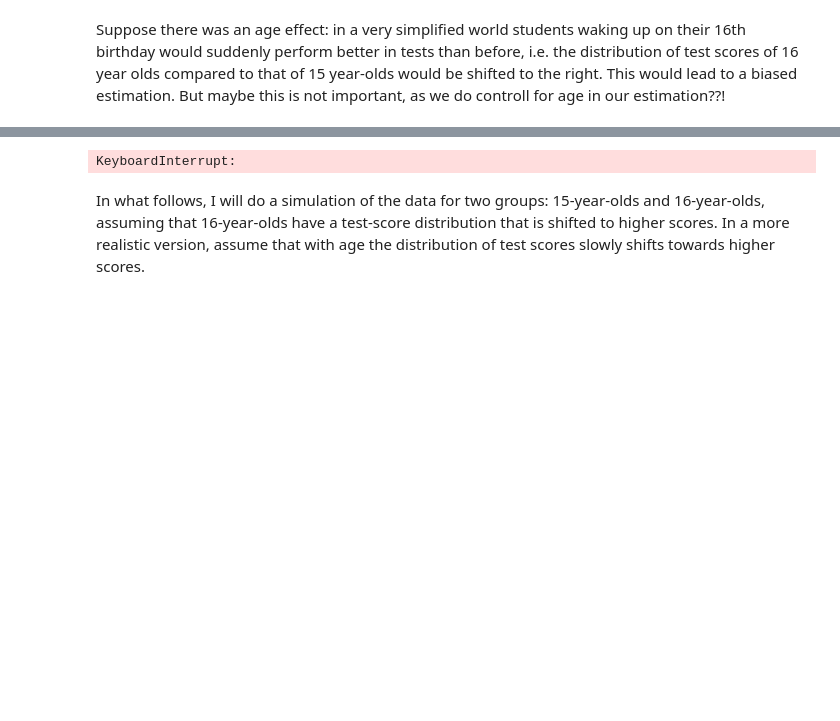
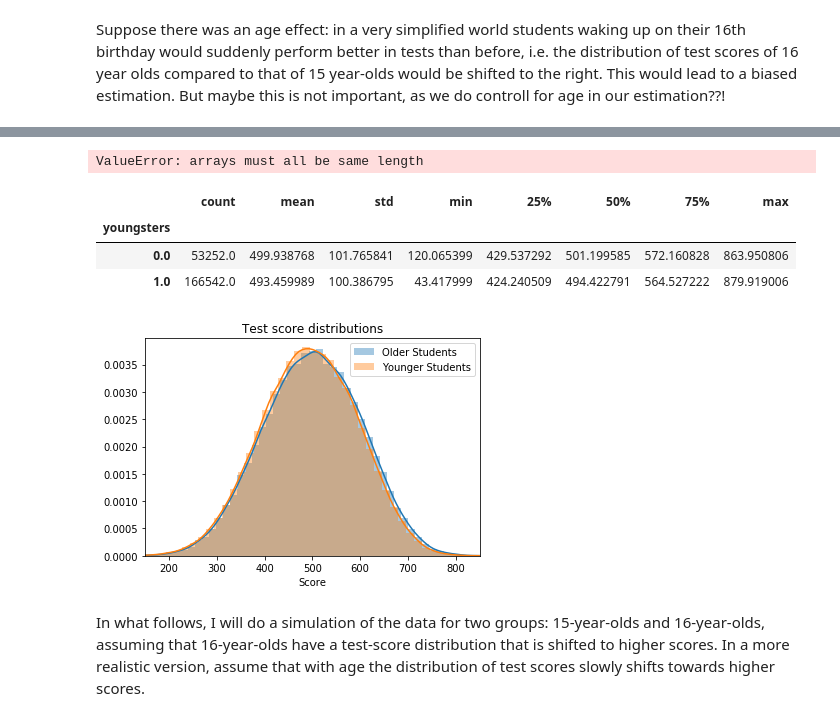
Before and after one commit to MVBrinker/student-project-ELJust, a Jupyter notebook: Woessmann_School_System.ipynb, the cells around one changed output, grey strips where cells are left out. Drawn from its saved outputs; the diff is of its cells as text; code cells hidden in the pictures; blank space fills up the shorter version.

Commit message:
Compared scores 15 vs 16 year olds and 16 year olds per country compared with country mean test score. Need to fix ValueError.

```diff
--- a/Woessmann_School_System.ipynb
+++ b/Woessmann_School_System.ipynb
@@ -480,23 +503,54 @@ df.groupby('female')['pv1math'].describe()
-# %%
-# print total number of 16-year-olds in the sample (per country?)
-list_of_no = []
-list_of_countries = []
-for country in df['cnt']:
-    list_of_countries.append(country)
-    no_16_year_olds_country = 0
-    for i in range(len(df['cnt'])):
-        if df['age'].loc[i] >= 16:
-            no_16_year_olds_country += 1
-    list_of_no.append(no_16_year_olds_country)
-
-# print total number of 16year olds in the sample per country & compare that with the country mean:
-# high number of 16year olds -> high mean?
-
-# print distribution of sixteen year olds vs. distribution of 15 year olds
-
-# who are these 16 year olds: boys? girls? both?
-# %% [output]
-KeyboardInterrupt:
+# %%
+# print total number of 16-year-olds in the sample (per country) compare that with the country mean:
+# high number of 16year olds -> high mean?
+number_16_year_olds = []
+list_of_countries = ['NLD', 'FIN', 'KOR', 'GRC','TUR', 'MEX']
+
+for country in list_of_countries:
+    sum_16_year_olds = 0
+    for i in range(df['age'].count()):
+        if df['age'].loc[i] >= 16:
+            sum_16_year_olds += 1
+    number_16_year_olds.append(sum_16_year_olds)
+
+list_of_scores = []
+for i in range(3):
+    list_of_scores.append(df_for_mean_scores_by_country['pv1math'].loc[i])
+for i in range(-4):
+    list_of_scores.append(df_for_mean_scores_by_country['pv1math'].loc[i])
+
+df_16_per_country = pd.DataFrame(
+    {'Country': list_of_countries,
+     'pv1math': list_of_scores,
+     'number of 16 year olds' : number_16_year_olds
+    })
+df_16_per_country
+# %% [output]
+ValueError: arrays must all be same length
+# %%
+# print distribution of sixteen year olds vs. distribution of 15 year olds
+younger_students = df['age'] <= 16
+
+df['youngsters'] = np.nan
+df.loc[~younger_students, 'youngsters'] = 0
+df.loc[younger_students, 'youngsters'] = 1
+
+# create table and plot for the distribution to compare the two groups
+%matplotlib inline
+ax = sns.distplot(df['pv1math'][~younger_students], label='Older Students')
+ax = sns.distplot(df['pv1math'][younger_students], label='Younger Students')
+ax.set_xlim(150, 850)
+ax.set_title('Test score distributions')
+ax.set_xlabel('Score')
+ax.legend();
+
+df.groupby('youngsters')['pv1math'].describe()
+# %% [output]
+|  | count | mean | std | min | 25% | 50% | 75% | max |
+| youngsters |  |  |  |  |  |  |  |  |
+| 0.0 | 53252.0 | 499.938768 | 101.765841 | 120.065399 | 429.537292 | 501.199585 | 572.160828 | 863.950806 |
+| 1.0 | 166542.0 | 493.459989 | 100.386795 | 43.417999 | 424.240509 | 494.422791 | 564.527222 | 879.919006 |
+[figure, added]
 # %% [markdown]
 In what follows, I will do a simulation of the data for two groups: 15-year-olds and 16-year-olds, assuming that 16-year-olds have a test-score distribution that is shifted to higher scores. In a more realistic version, assume that with age the distribution of test scores slowly shifts towards higher scores.
 # %%
```
Also changed, not shown: parts of 5 cells of this notebook.
